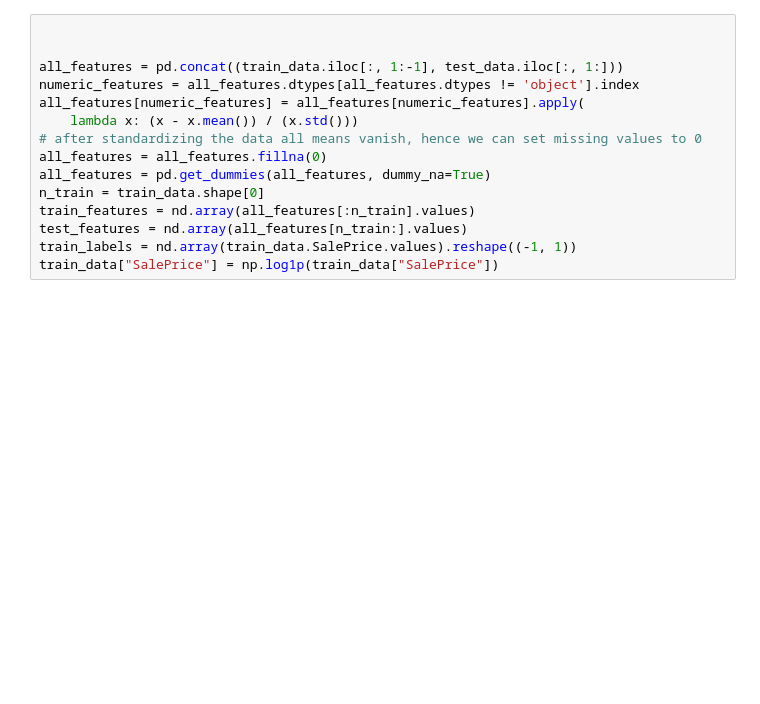
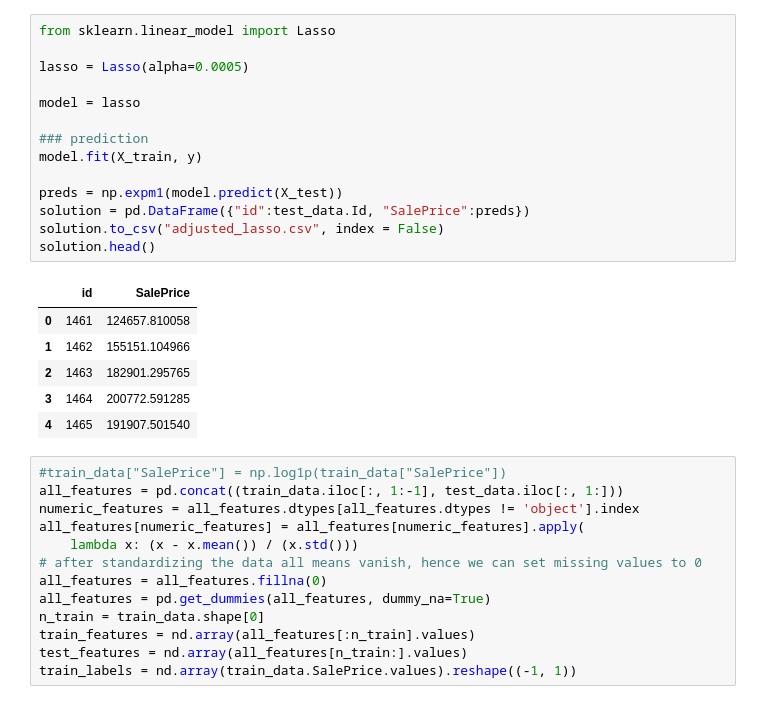
Before and after one commit to cheolhojang/stat157, a Jupyter notebook: simplified_hw4.ipynb, the cells around one changed output. Drawn from its saved outputs; the diff is of its cells as text; blank space fills up the shorter version.

```diff
--- a/simplified_hw4.ipynb
+++ b/simplified_hw4.ipynb
@@ -31,6 +125,26 @@ plt.tight_layout()
+# %%
+from sklearn.linear_model import Lasso
+
+lasso = Lasso(alpha=0.0005)
+
+model = lasso
+
+### prediction
+model.fit(X_train, y)
+
+preds = np.expm1(model.predict(X_test))
+solution = pd.DataFrame({"id":test_data.Id, "SalePrice":preds})
+solution.to_csv("adjusted_lasso.csv", index = False)
+solution.head()
+# %% [output]
+|  | id | SalePrice |
+| 0 | 1461 | 124657.810058 |
+| 1 | 1462 | 155151.104966 |
+| 2 | 1463 | 182901.295765 |
+| 3 | 1464 | 200772.591285 |
+| 4 | 1465 | 191907.501540 |
 # %%
-
-
+#train_data["SalePrice"] = np.log1p(train_data["SalePrice"])
 all_features = pd.concat((train_data.iloc[:, 1:-1], test_data.iloc[:, 1:]))
 numeric_features = all_features.dtypes[all_features.dtypes != 'object'].index
 all_features[numeric_features] = all_features[numeric_features].apply(
@@ -42,5 +156,4 @@ n_train = train_data.shape[0]
 train_features = nd.array(all_features[:n_train].values)
 test_features = nd.array(all_features[n_train:].values)
 train_labels = nd.array(train_data.SalePrice.values).reshape((-1, 1))
-train_data["SalePrice"] = np.log1p(train_data["SalePrice"])
 # %%
```
Also changed, not shown: parts of 7 cells of this notebook, 1 other file.
